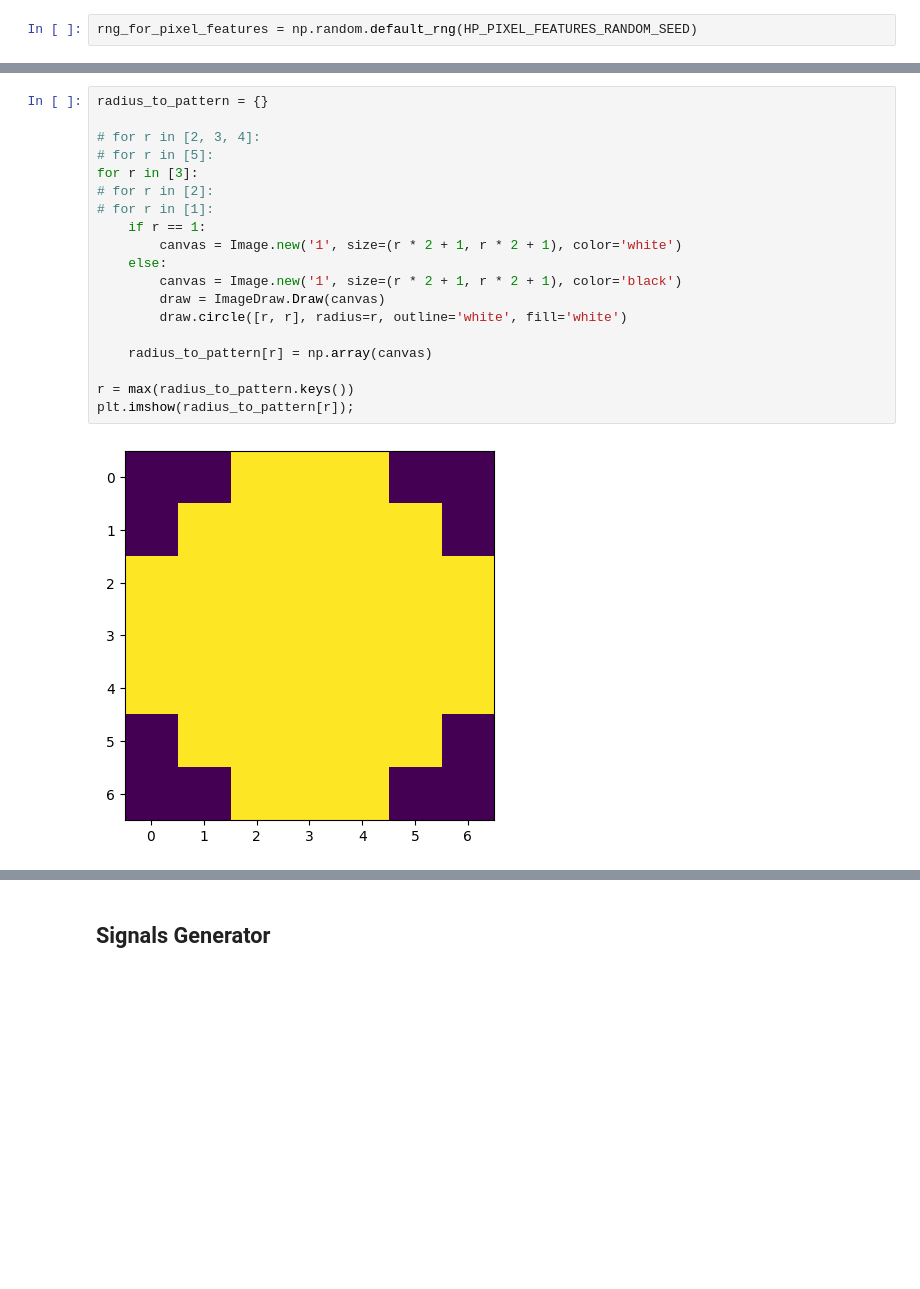
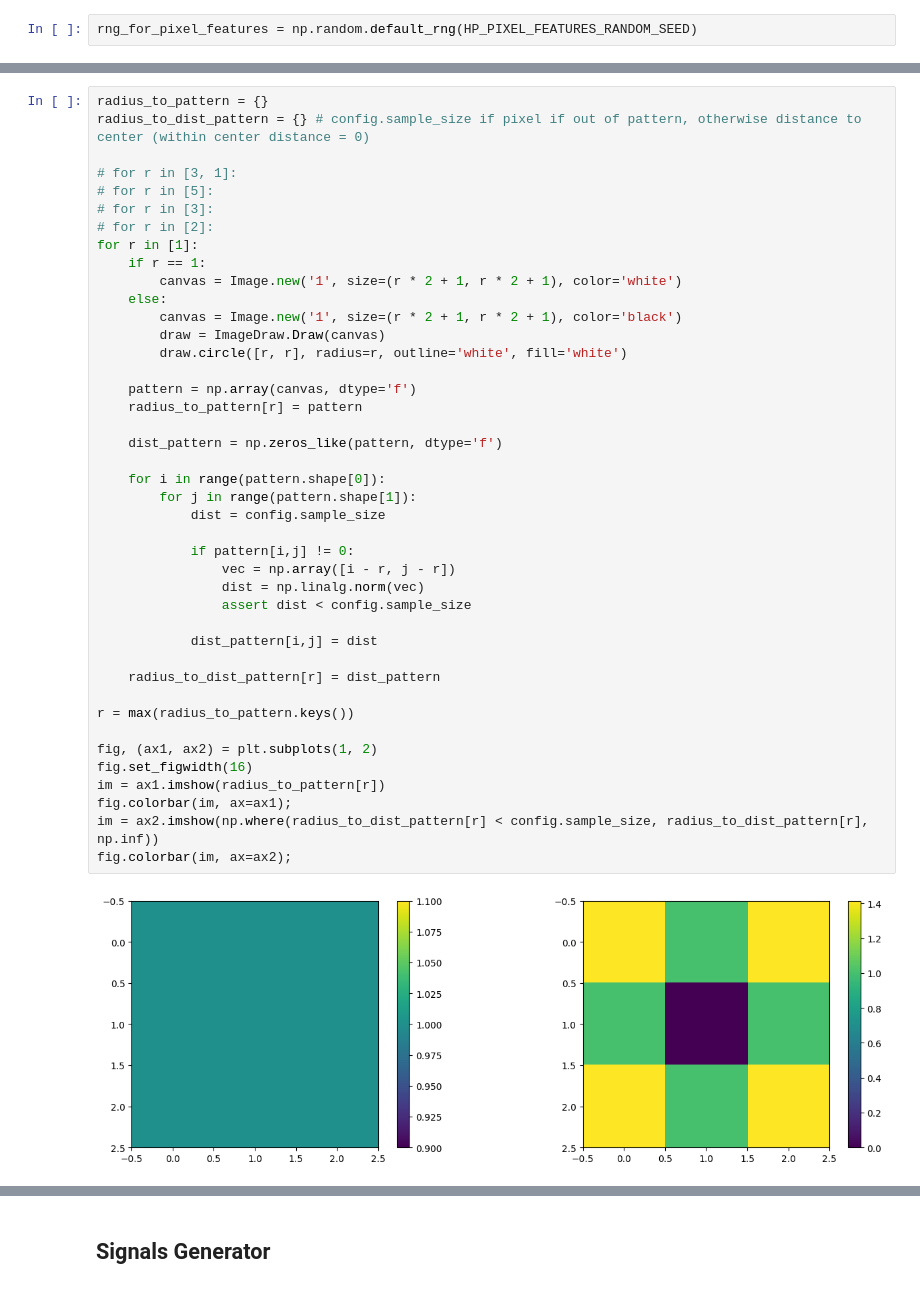
Before and after one commit to kocherovms/neurovision, a Jupyter notebook: mnist_recognition/transf_learn12.ipynb, the cells around one changed output, grey strips where cells are left out. Cells and saved outputs as stored; diff of their text form; blank space fills up the shorter version.

Commit message:
transf_learn12. FixedPixelFeatureSignalsGenerator

```diff
--- a/mnist_recognition/transf_learn12.ipynb
+++ b/mnist_recognition/transf_learn12.ipynb
@@ -251,23 +330,46 @@ class PixelFeature:
         self.sbv = None
 # %%
 radius_to_pattern = {}
+radius_to_dist_pattern = {} # config.sample_size if pixel if out of pattern, otherwise distance to center (within center distance = 0)
 
-# for r in [2, 3, 4]:
+# for r in [3, 1]:
 # for r in [5]:
-for r in [3]:
+# for r in [3]:
 # for r in [2]:
-# for r in [1]:
+for r in [1]:
     if r == 1:
         canvas = Image.new('1', size=(r * 2 + 1, r * 2 + 1), color='white')
     else:
         canvas = Image.new('1', size=(r * 2 + 1, r * 2 + 1), color='black')
         draw = ImageDraw.Draw(canvas)
         draw.circle([r, r], radius=r, outline='white', fill='white')
 
-    radius_to_pattern[r] = np.array(canvas)
+    pattern = np.array(canvas, dtype='f')
+    radius_to_pattern[r] = pattern
+
+    dist_pattern = np.zeros_like(pattern, dtype='f')
+
+    for i in range(pattern.shape[0]):
+        for j in range(pattern.shape[1]):
+            dist = config.sample_size
+
+            if pattern[i,j] != 0:
+                vec = np.array([i - r, j - r])
+                dist = np.linalg.norm(vec)
+                assert dist < config.sample_size
+
+            dist_pattern[i,j] = dist
+
+    radius_to_dist_pattern[r] = dist_pattern
 
 r = max(radius_to_pattern.keys())
-plt.imshow(radius_to_pattern[r]);
+
+fig, (ax1, ax2) = plt.subplots(1, 2)
+fig.set_figwidth(16)
+im = ax1.imshow(radius_to_pattern[r])
+fig.colorbar(im, ax=ax1);
+im = ax2.imshow(np.where(radius_to_dist_pattern[r] < config.sample_size, radius_to_dist_pattern[r], np.inf))
+fig.colorbar(im, ax=ax2);
 # %% [output]
-[figure, old version]
+[figure, new version]
 # %%
```
Also changed, not shown: parts of 49 cells of this notebook.
